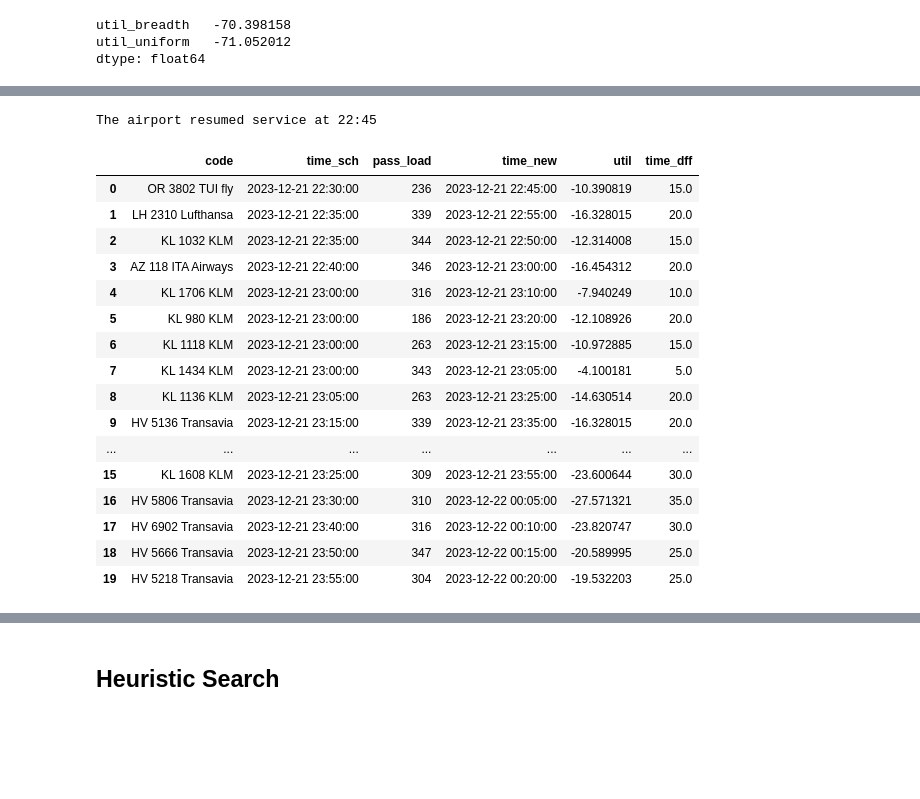
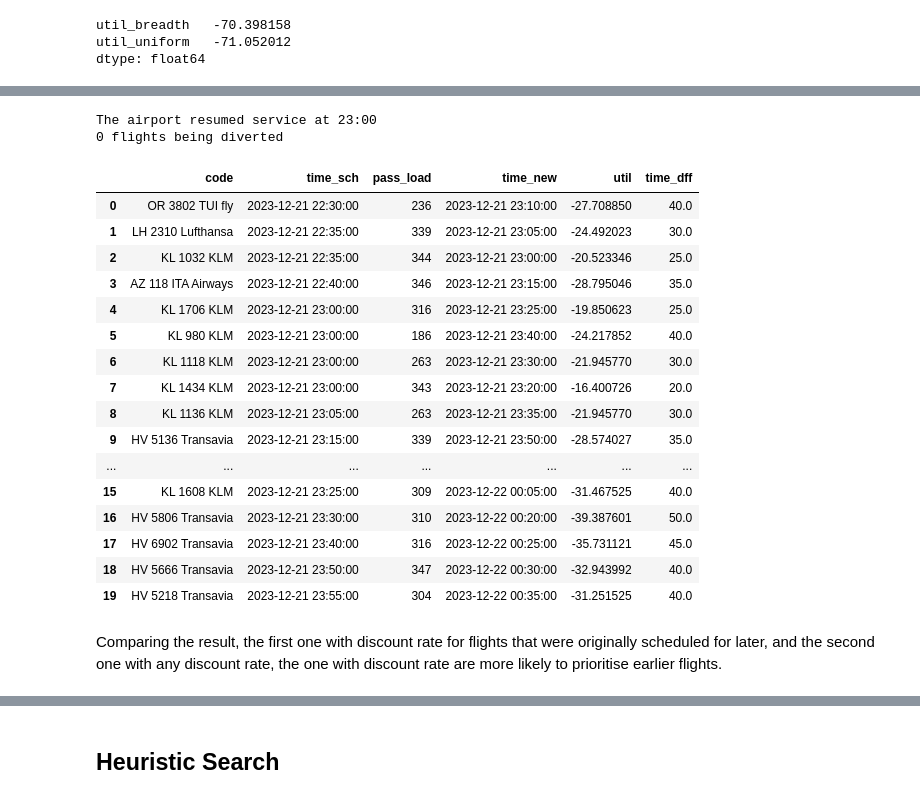
Before and after one commit to cwtravisyip/LSE_ST449_2324_GroupProject, a Jupyter notebook: searchProblem_algo_test.ipynb, the cells around one changed output, grey strips where cells are left out. Cells and saved outputs as stored; diff of their text form; code cells hidden in the pictures; blank space fills up the shorter version.

```diff
--- a/searchProblem_algo_test.ipynb
+++ b/searchProblem_algo_test.ipynb
@@ -415,3 +426,8 @@ Another assumption we can make is that the further away it is from the current t
+# %%
+def util_f(delay, pass_load):
+    scaled_pass_load = pass_load/200
+    util = delay * (np.exp(scaled_pass_load) - 1) / np.exp(scaled_pass_load)
+    return util
 # %%
 # subset
 df_subset_6 = df.tail(20).reset_index(drop = True)
@@ -443,28 +460,32 @@ The airport resumed service at 22:45
 # %%
 # subset
 df_subset_6 = df.tail(20).reset_index(drop = True)
 # Instatiate and return the result
-AMS21_n20_6 = reschedule_custom_u(df_subset_6, util_f, n_runway = 1,max_delay=120, disruption_dur= 15)
+AMS21_n20_6 = reschedule_custom_u(df_subset_6, util_f, n_runway = 1,
+                                  max_delay=120, disruption_dur= 30)
 AMS21_n20_6.solve(best_first_graph_search)
 AMS21_n20_6_result = AMS21_n20_6.display()
 # display the result
 AMS21_n20_6_result
 # %% [output]
-The airport resumed service at 22:45
+The airport resumed service at 23:00
+0 flights being diverted
 |  | code | time_sch | pass_load | time_new | util | time_dff |
-| 0 | OR 3802 TUI fly | 2023-12-21 22:30:00 | 236 | 2023-12-21 22:45:00 | -10.390819 | 15.0 |
-| 1 | LH 2310 Lufthansa | 2023-12-21 22:35:00 | 339 | 2023-12-21 22:55:00 | -16.328015 | 20.0 |
-| 2 | KL 1032 KLM | 2023-12-21 22:35:00 | 344 | 2023-12-21 22:50:00 | -12.314008 | 15.0 |
-| 3 | AZ 118 ITA Airways | 2023-12-21 22:40:00 | 346 | 2023-12-21 23:00:00 | -16.454312 | 20.0 |
-| 4 | KL 1706 KLM | 2023-12-21 23:00:00 | 316 | 2023-12-21 23:10:00 | -7.940249 | 10.0 |
-| 5 | KL 980 KLM | 2023-12-21 23:00:00 | 186 | 2023-12-21 23:20:00 | -12.108926 | 20.0 |
-| 6 | KL 1118 KLM | 2023-12-21 23:00:00 | 263 | 2023-12-21 23:15:00 | -10.972885 | 15.0 |
-| 7 | KL 1434 KLM | 2023-12-21 23:00:00 | 343 | 2023-12-21 23:05:00 | -4.100181 | 5.0 |
-| 8 | KL 1136 KLM | 2023-12-21 23:05:00 | 263 | 2023-12-21 23:25:00 | -14.630514 | 20.0 |
-| 9 | HV 5136 Transavia | 2023-12-21 23:15:00 | 339 | 2023-12-21 23:35:00 | -16.328015 | 20.0 |
+| 0 | OR 3802 TUI fly | 2023-12-21 22:30:00 | 236 | 2023-12-21 23:10:00 | -27.708850 | 40.0 |
+| 1 | LH 2310 Lufthansa | 2023-12-21 22:35:00 | 339 | 2023-12-21 23:05:00 | -24.492023 | 30.0 |
+| 2 | KL 1032 KLM | 2023-12-21 22:35:00 | 344 | 2023-12-21 23:00:00 | -20.523346 | 25.0 |
+| 3 | AZ 118 ITA Airways | 2023-12-21 22:40:00 | 346 | 2023-12-21 23:15:00 | -28.795046 | 35.0 |
+| 4 | KL 1706 KLM | 2023-12-21 23:00:00 | 316 | 2023-12-21 23:25:00 | -19.850623 | 25.0 |
+| 5 | KL 980 KLM | 2023-12-21 23:00:00 | 186 | 2023-12-21 23:40:00 | -24.217852 | 40.0 |
+| 6 | KL 1118 KLM | 2023-12-21 23:00:00 | 263 | 2023-12-21 23:30:00 | -21.945770 | 30.0 |
+| 7 | KL 1434 KLM | 2023-12-21 23:00:00 | 343 | 2023-12-21 23:20:00 | -16.400726 | 20.0 |
+| 8 | KL 1136 KLM | 2023-12-21 23:05:00 | 263 | 2023-12-21 23:35:00 | -21.945770 | 30.0 |
+| 9 | HV 5136 Transavia | 2023-12-21 23:15:00 | 339 | 2023-12-21 23:50:00 | -28.574027 | 35.0 |
 | ... | ... | ... | ... | ... | ... | ... |
-| 15 | KL 1608 KLM | 2023-12-21 23:25:00 | 309 | 2023-12-21 23:55:00 | -23.600644 | 30.0 |
-| 16 | HV 5806 Transavia | 2023-12-21 23:30:00 | 310 | 2023-12-22 00:05:00 | -27.571321 | 35.0 |
-| 17 | HV 6902 Transavia | 2023-12-21 23:40:00 | 316 | 2023-12-22 00:10:00 | -23.820747 | 30.0 |
-| 18 | HV 5666 Transavia | 2023-12-21 23:50:00 | 347 | 2023-12-22 00:15:00 | -20.589995 | 25.0 |
-| 19 | HV 5218 Transavia | 2023-12-21 23:55:00 | 304 | 2023-12-22 00:20:00 | -19.532203 | 25.0 |
+| 15 | KL 1608 KLM | 2023-12-21 23:25:00 | 309 | 2023-12-22 00:05:00 | -31.467525 | 40.0 |
+| 16 | HV 5806 Transavia | 2023-12-21 23:30:00 | 310 | 2023-12-22 00:20:00 | -39.387601 | 50.0 |
+| 17 | HV 6902 Transavia | 2023-12-21 23:40:00 | 316 | 2023-12-22 00:25:00 | -35.731121 | 45.0 |
+| 18 | HV 5666 Transavia | 2023-12-21 23:50:00 | 347 | 2023-12-22 00:30:00 | -32.943992 | 40.0 |
+| 19 | HV 5218 Transavia | 2023-12-21 23:55:00 | 304 | 2023-12-22 00:35:00 | -31.251525 | 40.0 |
+# %% [markdown]
+Comparing the result, the first one with discount rate for flights that were originally scheduled for later, and the second one with any discount rate, the one with discount rate are more likely to prioritise earlier flights.
```
Also changed, not shown: parts of 33 cells of this notebook.
